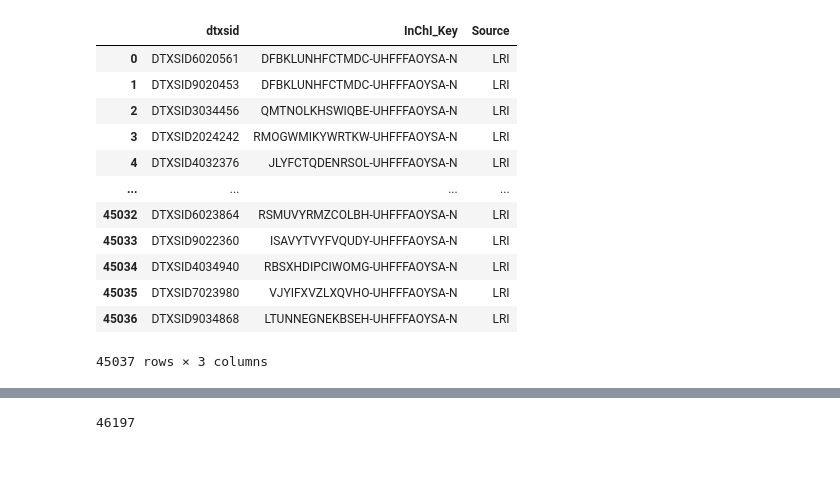
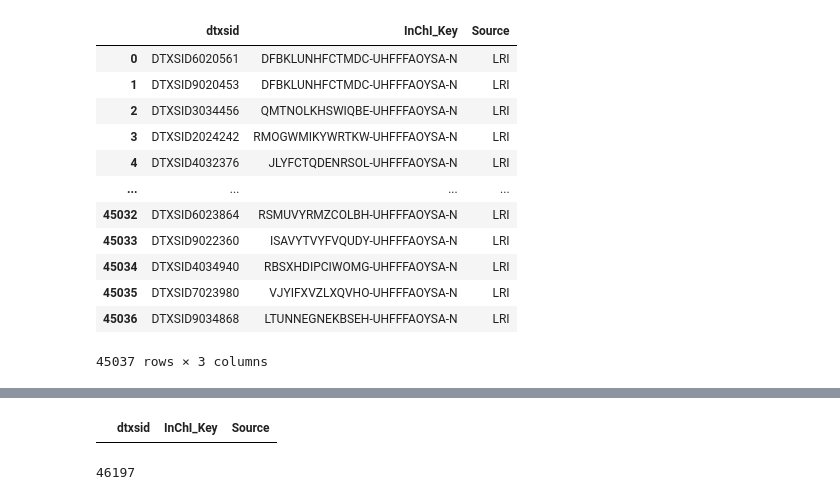
Before and after one commit to g-patlewicz/ttc_exclusions, a Jupyter notebook: notebooks/02_gp_FP_landscape_profiling.ipynb, the cells around one changed output, grey strips where cells are left out. Cells and saved outputs as stored; diff of their text form; code cells hidden in the pictures; blank space fills up the shorter version.

```diff
--- a/notebooks/02_gp_FP_landscape_profiling.ipynb
+++ b/notebooks/02_gp_FP_landscape_profiling.ipynb
@@ -240,3 +207,7 @@ munro
+# %%
+munro[munro['InChI_Key'] == 'FMMWHPNWAFZXNH-UHFFFAOYSA-N']
+# %% [output]
+|  | dtxsid | InChI_Key | Source |
 # %%
 elsie = pd.read_csv(raw_dir+'elsie_290322.smi', sep = '\t', names = ['SMILES', 'DTXSID'])
 # %%
```
Also changed, not shown: parts of 13 cells of this notebook, 3 other files.
